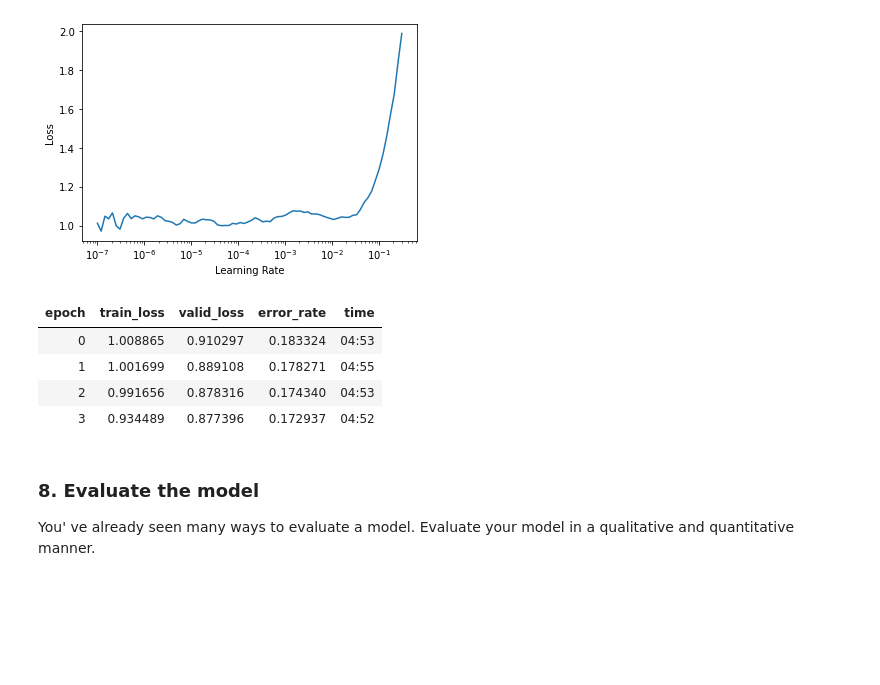
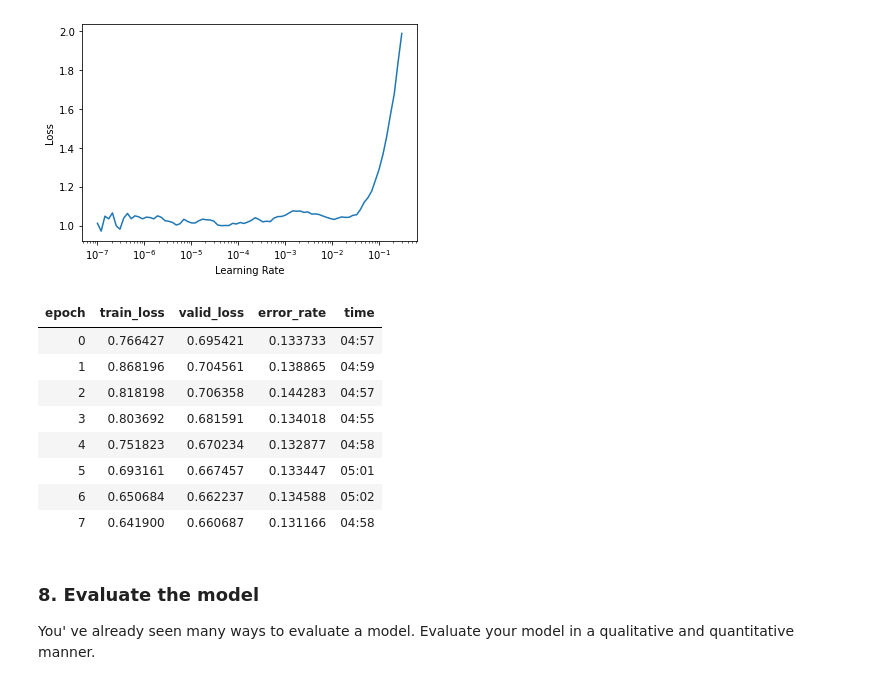
Before and after one commit to pds2021/a5-nicoelbert, a Jupyter notebook: Assignment_5.ipynb, the cells around one changed output. Saved outputs shown, nothing was run; the diff lists cells and outputs as text; code cells hidden in the pictures; blank space fills up the shorter version.

```diff
--- a/Assignment_5.ipynb
+++ b/Assignment_5.ipynb
@@ -328,7 +324,7 @@ wrong lr or more cycles
 # %%
 # Write your code here
 if restart:
-  learn.fit_one_cycle(10, lr_max = 0.01)
+  learn.fit_one_cycle(8, lr_max = 0.01)
   learn.save('stage-1')
 else: print("no restart")
 # %% [output]
@@ -360,15 +354,19 @@ else: print("no restart")
 #doesnt
 # %%
 if restart:
-  learn.fit_one_cycle(4, lr_max=slice(9e-7,0.001)) #slicemax according to thubrule of 1/10
+  learn.fit_one_cycle(8, lr_max=slice(9e-7,0.003)) #slicemax according to thubrule of 1/10
   learn.save('stage-2a')
 else: print("no restart")
 # %% [output]
 | epoch | train_loss | valid_loss | error_rate | time |
-| 0 | 1.008865 | 0.910297 | 0.183324 | 04:53 |
-| 1 | 1.001699 | 0.889108 | 0.178271 | 04:55 |
-| 2 | 0.991656 | 0.878316 | 0.174340 | 04:53 |
-| 3 | 0.934489 | 0.877396 | 0.172937 | 04:52 |
+| 0 | 0.766427 | 0.695421 | 0.133733 | 04:57 |
+| 1 | 0.868196 | 0.704561 | 0.138865 | 04:59 |
+| 2 | 0.818198 | 0.706358 | 0.144283 | 04:57 |
+| 3 | 0.803692 | 0.681591 | 0.134018 | 04:55 |
+| 4 | 0.751823 | 0.670234 | 0.132877 | 04:58 |
+| 5 | 0.693161 | 0.667457 | 0.133447 | 05:01 |
+| 6 | 0.650684 | 0.662237 | 0.134588 | 05:02 |
+| 7 | 0.641900 | 0.660687 | 0.131166 | 04:58 |
 # %% [markdown]
 ### 8. Evaluate the model
 
```
Also changed, not shown: parts of 13 cells of this notebook.
